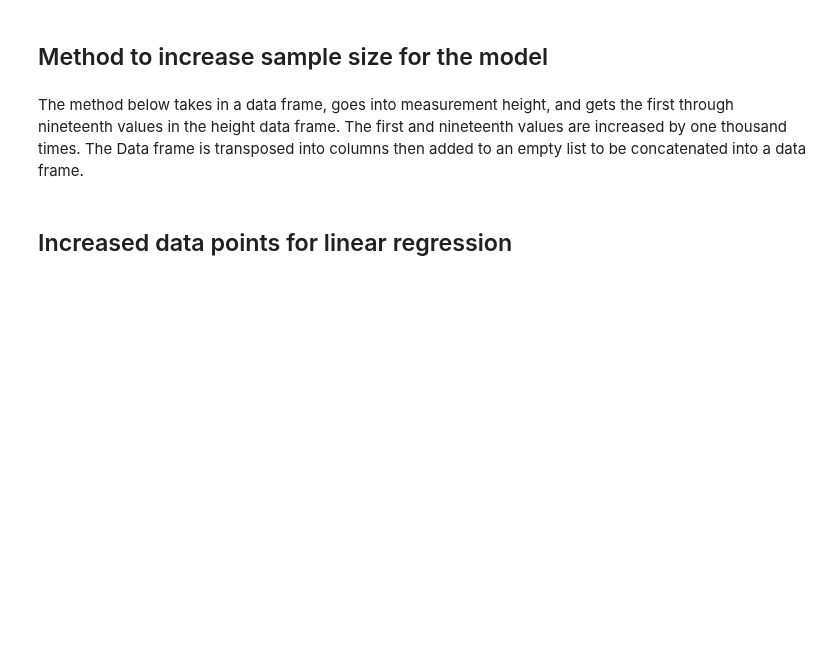
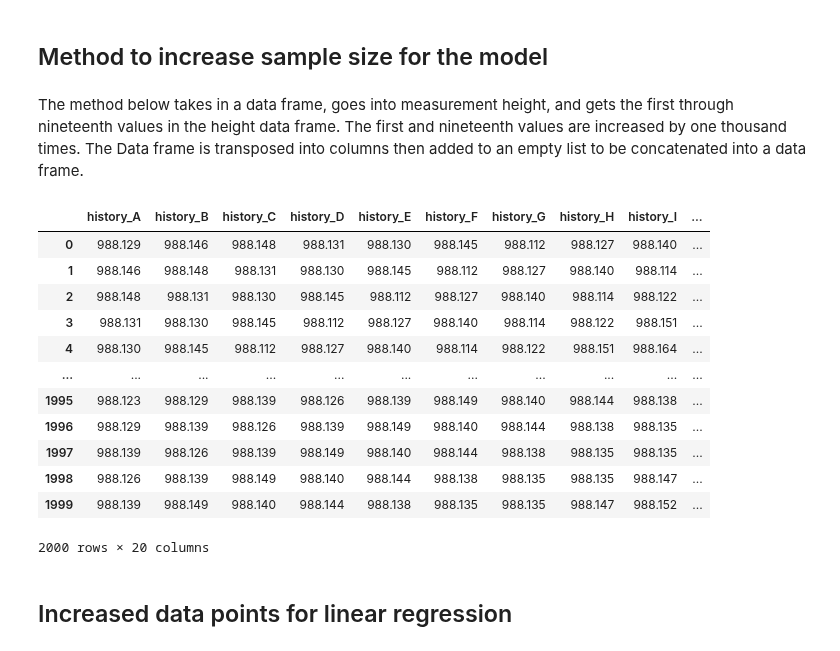
Before and after one commit to mylesm19/Volcanic_Activity_Detection, a Jupyter notebook: MM_01_Volcanic_activity_detection_and_noise_characterization_using_machine_learning.ipynb, the cells around one changed output. Drawn from its saved outputs; the diff is of its cells as text; code cells hidden in the pictures; blank space fills up the shorter version.

```diff
--- a/MM_01_Volcanic_activity_detection_and_noise_characterization_using_machine_learning.ipynb
+++ b/MM_01_Volcanic_activity_detection_and_noise_characterization_using_machine_learning.ipynb
@@ -130,7 +103,7 @@ with open('OLO3_5_16_21.geojson', 'r', encoding="utf-8") as infile:
 # %%
 #Convert both JSON's into  a partially-flattened pandas DataFrame
 tzDF =  pd.json_normalize(tzList["features"][0]["properties"]["data"], sep='_')
-tz2DF =  pd.json_normalize(tz2List["features"][0]["properties"]["data"], sep='_')
-tz3DF = pd.json_normalize(tz3List["features"][0]["properties"]["data"], sep='_')
-#tz4DF = pd.json_normalize(tz4List["features"][0]["properties"]["data"], sep='_')
-#Overview of numerical elements of the datat
+tz2DF =  pd.json_normalize(tzList["features"][0]["properties"]["data"], sep='_')
+#Overview of numerical elements of the data
+print(tzDF.describe())
+tzDF
@@ -147,6 +143,4 @@ def timeconvertfunc(timestamp):
   return ts
 #Applying above method to the two data frames
 tzDF["timeconvert"] = tzDF["time"].apply(timeconvertfunc)
-tz2DF["timeconvert"] = tz2DF["time"].apply(timeconvertfunc)
-tz3DF["timeconvert"] = tz3DF["time"].apply(timeconvertfunc)
-tz4DF["timeconvert"] = tz4DF["time"].apply(timeconvertfunc)
+tz2DF["timeconvert"] = tzDF["time"].apply(timeconvertfunc)
@@ -305,31 +314,59 @@ The method below takes in a data frame, goes into measurement height, and gets t
 # %%
 #Making an empty list to store coulmn values
 empty_list = []
 def make_list(DataFrame):
     i = 0
     for i in range(1000):
         change = tzDF["measurements_height"].iloc[i+1:i+21].to_frame().transpose()
         #Names of the columns
         change.columns = ["history_1","history_2","history_3","history_4","history_5",
                           "history_6","history_7","history_8","history_9","history_10",
                           "history_11","history_12","history_13","history_14","history_15",
                           "history_16","history_17","history_18","history_19","history_20"]
         change.index = [i]
         empty_list.append(change)
     return empty_list
 # List of all columns values
 tzDF_list = make_list(tzDF["measurements_height"])
 tzDF_two_list = make_list(tz2DF["measurements_height"])
-tzDF_three_list = make_list(tz3DF["measurements_height"])
-#tzDF_four_list = make_list(tz4DF["measurements_height"])
-#tzDF_four_list = make_list(tz4DF["measurements_height"])
 
 #List iteration to combine all elements in list
 finalDF = pd.concat([m for m in tzDF_list])
 finalDF_two =  pd.concat([m for m in tzDF_two_list])
-finalDF_three = pd.concat([m for m in tzDF_three_list])
-#finalDF_four = pd.concat([m for m in tzDF_four_list])
-tz3DF.head()
+finalDF_two
+
+
+empty_list_two = []
+def make_list_two(DataFrame):
+    i = 0
+    for i in range(2000):
+        change = tzDF["measurements_height"].iloc[i+1001:i+1021].to_frame().transpose()
+        #Names of the columns
+        change.columns = ["history_A","history_B","history_C","history_D","history_E",
+                          "history_F","history_G","history_H","history_I","history_J",
+                          "history_K","history_L","history_M","history_N","history_O",
+                          "history_P","history_Q","history_R","history_S","history_T"]
+        change.index = [i]
+        empty_list_two.append(change)
+    return empty_list_two
+# List of all columns values
+tzDF_list_other = make_list_two(tzDF["measurements_height"])
+other_final_DF = pd.concat([m for m in tzDF_list_other])
+other_final_DF
+# %% [output]
+|  | history_A | history_B | history_C | history_D | history_E | history_F | history_G | history_H | history_I | ... |
+| 0 | 988.129 | 988.146 | 988.148 | 988.131 | 988.130 | 988.145 | 988.112 | 988.127 | 988.140 | ... |
+| 1 | 988.146 | 988.148 | 988.131 | 988.130 | 988.145 | 988.112 | 988.127 | 988.140 | 988.114 | ... |
+| 2 | 988.148 | 988.131 | 988.130 | 988.145 | 988.112 | 988.127 | 988.140 | 988.114 | 988.122 | ... |
+| 3 | 988.131 | 988.130 | 988.145 | 988.112 | 988.127 | 988.140 | 988.114 | 988.122 | 988.151 | ... |
+| 4 | 988.130 | 988.145 | 988.112 | 988.127 | 988.140 | 988.114 | 988.122 | 988.151 | 988.164 | ... |
+| ... | ... | ... | ... | ... | ... | ... | ... | ... | ... | ... |
+| 1995 | 988.123 | 988.129 | 988.139 | 988.126 | 988.139 | 988.149 | 988.140 | 988.144 | 988.138 | ... |
+| 1996 | 988.129 | 988.139 | 988.126 | 988.139 | 988.149 | 988.140 | 988.144 | 988.138 | 988.135 | ... |
+| 1997 | 988.139 | 988.126 | 988.139 | 988.149 | 988.140 | 988.144 | 988.138 | 988.135 | 988.135 | ... |
+| 1998 | 988.126 | 988.139 | 988.149 | 988.140 | 988.144 | 988.138 | 988.135 | 988.135 | 988.147 | ... |
+| 1999 | 988.139 | 988.149 | 988.140 | 988.144 | 988.138 | 988.135 | 988.135 | 988.147 | 988.152 | ... |
+2000 rows × 20 columns
 # %% [markdown]
 ## Increased data points for linear regression
 # %% [markdown]
```
Also changed, not shown: parts of 41 cells of this notebook.
